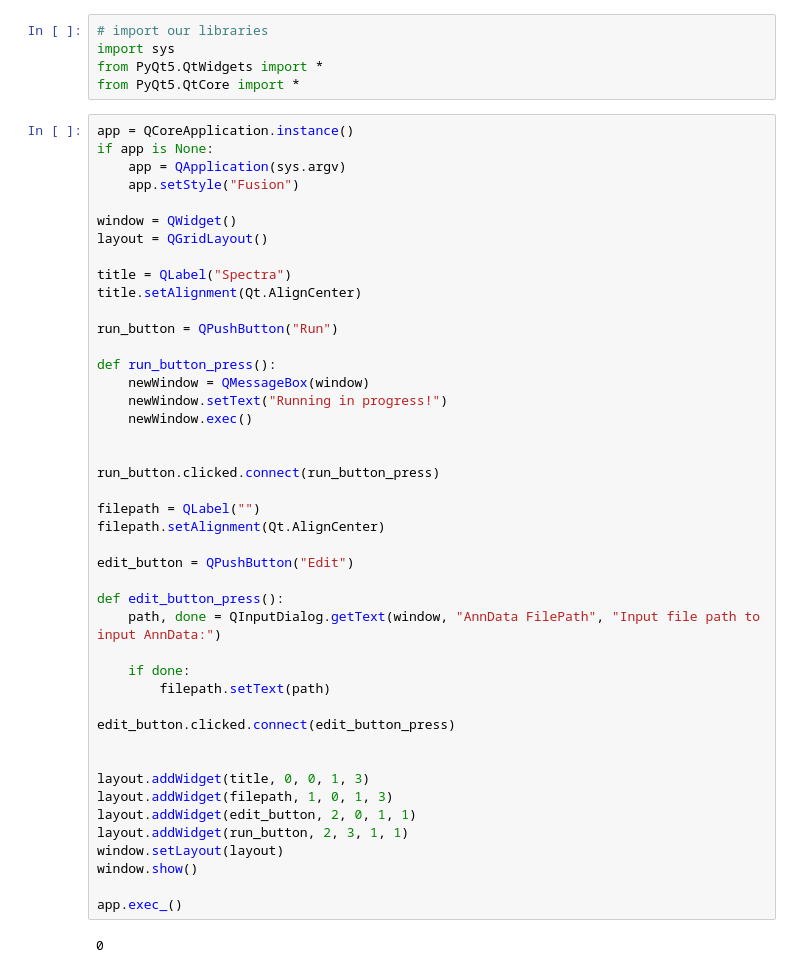
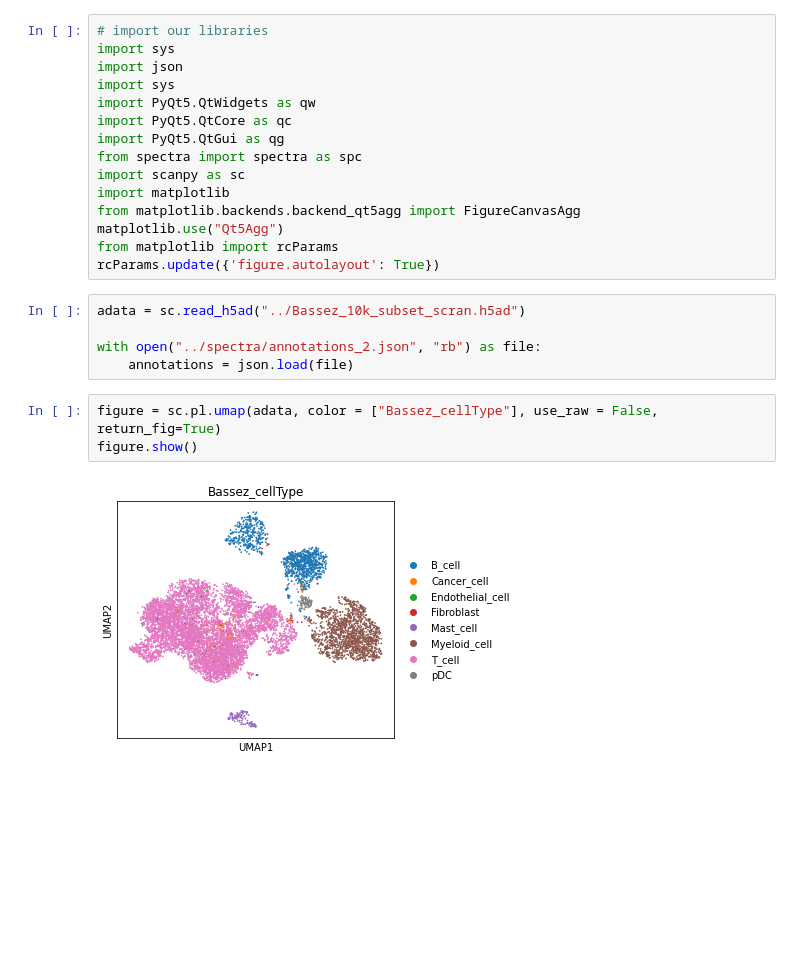
Before and after one commit to HMC-Clinic-MSKCC-22-23/SpectraGUI, a Jupyter notebook: playground.ipynb, the cells around one changed output. Saved outputs shown, nothing was run; the diff lists cells and outputs as text; blank space fills up the shorter version.

```diff
--- a/playground.ipynb
+++ b/playground.ipynb
@@ -1,51 +1,25 @@
-# %%
-# import our libraries
-import sys
-from PyQt5.QtWidgets import *
-from PyQt5.QtCore import *
-# %%
-app = QCoreApplication.instance()
-if app is None:
-    app = QApplication(sys.argv)
-    app.setStyle("Fusion")
-
-window = QWidget()
-layout = QGridLayout()
-
-title = QLabel("Spectra")
-title.setAlignment(Qt.AlignCenter)
-
-run_button = QPushButton("Run")
-
-def run_button_press():
-    newWindow = QMessageBox(window)
-    newWindow.setText("Running in progress!")
-    newWindow.exec()
-
-
-run_button.clicked.connect(run_button_press)
-
-filepath = QLabel("")
-filepath.setAlignment(Qt.AlignCenter)
-
-edit_button = QPushButton("Edit")
-
-def edit_button_press():
-    path, done = QInputDialog.getText(window, "AnnData FilePath", "Input file path to input AnnData:")
-
-    if done:
-        filepath.setText(path)
-
-edit_button.clicked.connect(edit_button_press)
-
-
-layout.addWidget(title, 0, 0, 1, 3)
-layout.addWidget(filepath, 1, 0, 1, 3)
-layout.addWidget(edit_button, 2, 0, 1, 1)
-layout.addWidget(run_button, 2, 3, 1, 1)
-window.setLayout(layout)
-window.show()
-
-app.exec_()
-# %% [output]
-0
+# %%
+# import our libraries
+import sys
+import json
+import sys
+import PyQt5.QtWidgets as qw
+import PyQt5.QtCore as qc
+import PyQt5.QtGui as qg
+from spectra import spectra as spc
+import scanpy as sc
+import matplotlib
+from matplotlib.backends.backend_qt5agg import FigureCanvasAgg
+matplotlib.use("Qt5Agg")
+from matplotlib import rcParams
+rcParams.update({'figure.autolayout': True})
+# %%
+adata = sc.read_h5ad("../Bassez_10k_subset_scran.h5ad")
+
+with open("../spectra/annotations_2.json", "rb") as file:
+    annotations = json.load(file)
+# %%
+figure = sc.pl.umap(adata, color = ["Bassez_cellType"], use_raw = False, return_fig=True)
+figure.show()
+# %% [output]
+[figure, added]
```
Also changed, not shown: 2 other files.
